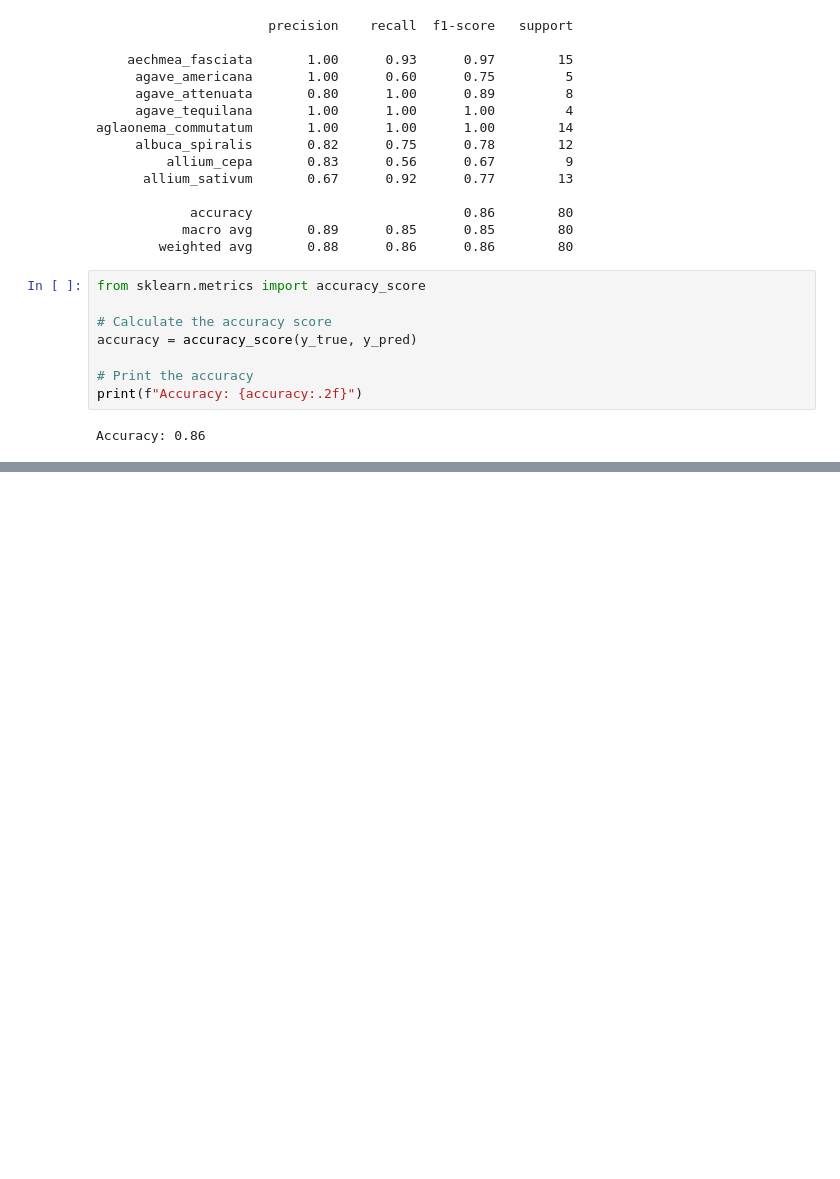
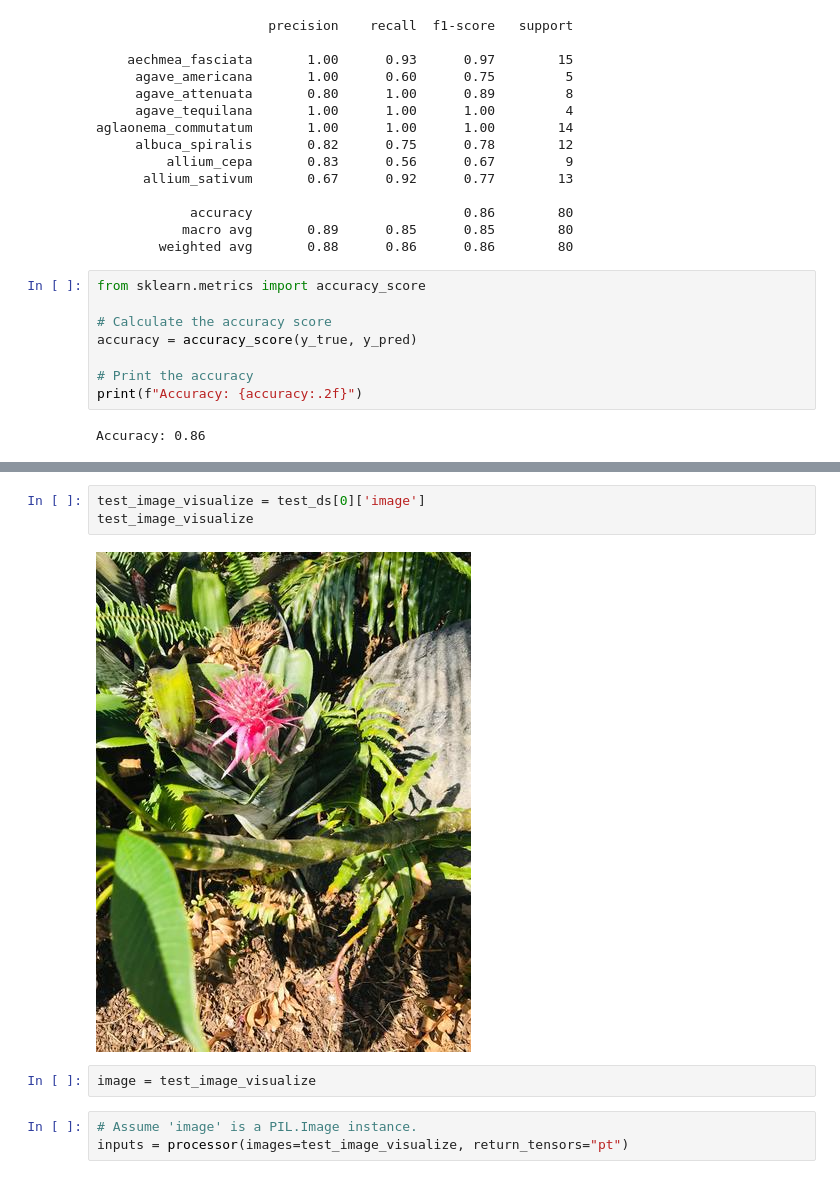
Before and after one commit to mohit2016/CS7643-Project-SP25, a Jupyter notebook: v1_CS7643_ViT.ipynb, the cells around one changed output, grey strips where cells are left out. Saved outputs shown, nothing was run; the diff lists cells and outputs as text; blank space fills up the shorter version.

```diff
--- a/v1_CS7643_ViT.ipynb
+++ b/v1_CS7643_ViT.ipynb
@@ -344,0 +358,10 @@ Accuracy: 0.86
+# %%
+test_image_visualize = test_ds[0]['image']
+test_image_visualize
+# %% [output]
+[figure, added]
+# %%
+image = test_image_visualize
+# %%
+# Assume 'image' is a PIL.Image instance.
+inputs = processor(images=test_image_visualize, return_tensors="pt")
```
Also changed, not shown: parts of 13 cells of this notebook.
